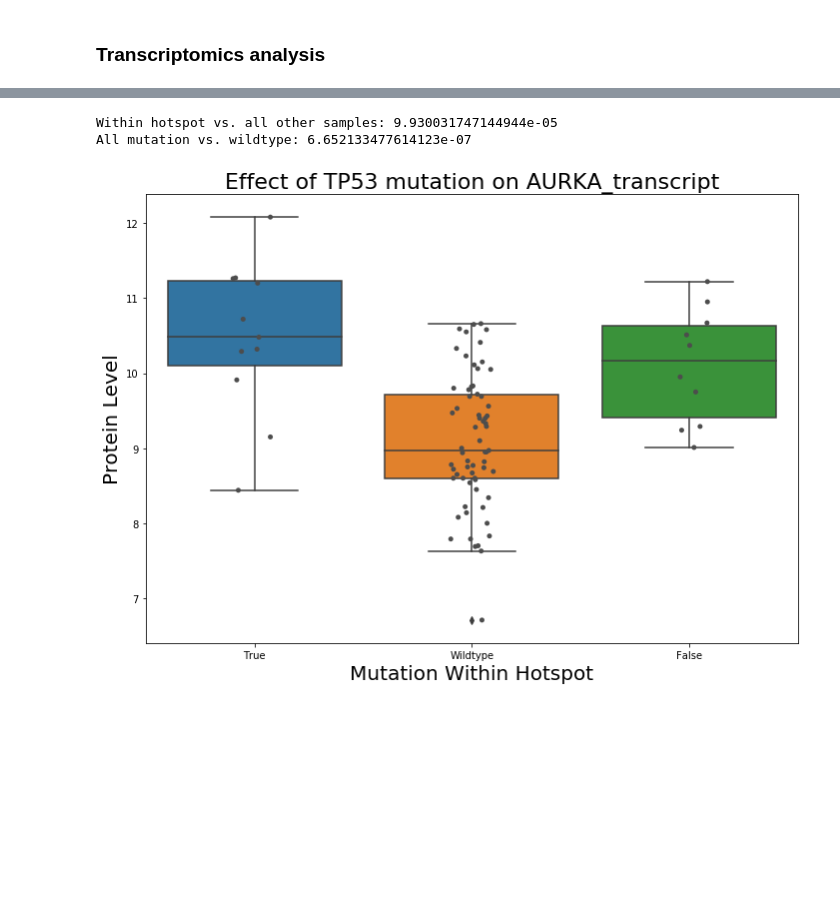
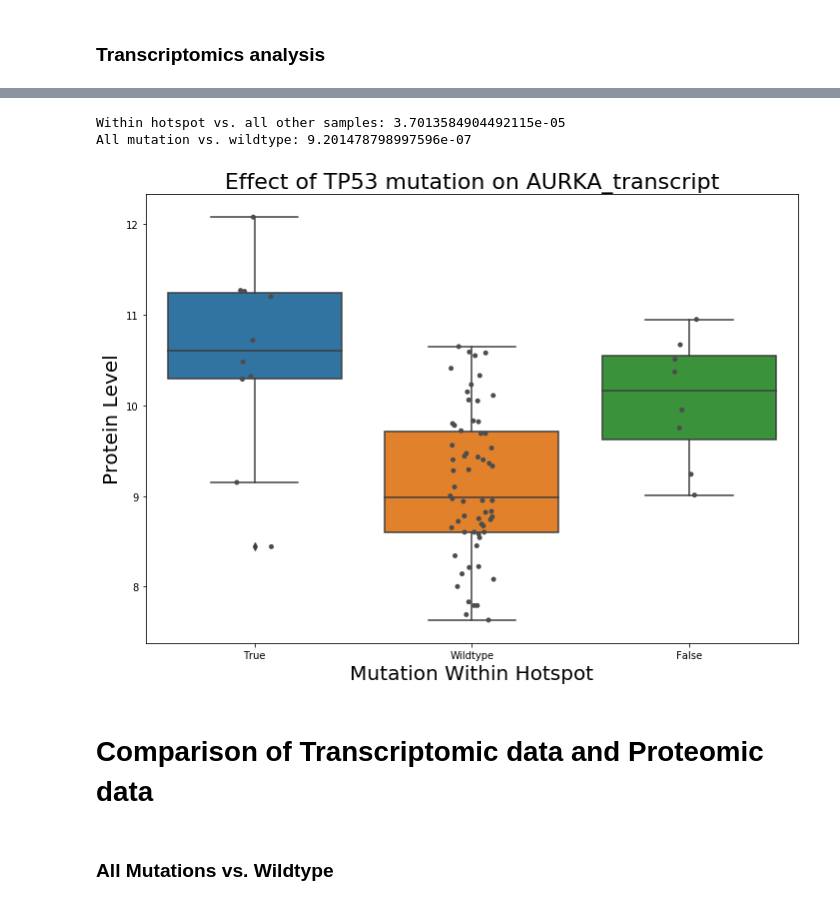
Before and after one commit to PayneLab/UCEC-clinical-stat-analysis, a Jupyter notebook: TP53_Final_Story/6_TP53_Transcriptomics.ipynb, the cells around one changed output, grey strips where cells are left out. Saved outputs shown, nothing was run; the diff lists cells and outputs as text; code cells hidden in the pictures; blank space fills up the shorter version.

```diff
--- a/TP53_Final_Story/6_TP53_Transcriptomics.ipynb
+++ b/TP53_Final_Story/6_TP53_Transcriptomics.ipynb
@@ -2,0 +12,14 @@
+# %%
+gene = 'TP53'
+somatic = CPTAC.get_somatic()
+proteomics = CPTAC.get_proteomics()
+transcriptomics = CPTAC.get_transcriptomics()
+
+hotspot_mutations = ['p.P250L', 'p.R248W', 'p.S241C', 'p.241del','p.K164E', 'p.R249S', 'p.R273H', 'p.R282W',
+                    'p.S127Y', 'p.G244D', 'p.A159P']
+
+mutated_hotspot = somatic.loc[(somatic['Location'].isin(hotspot_mutations)) & (somatic['Gene'] == gene)]
+
+# Get a list of patient identifiers for those who have mutations in the hotspot
+hotspot_patients_both_keys = mutated_hotspot[['Clinical_Patient_Key', 'Patient_Id']]
+hotspot_patients = hotspot_patients_both_keys['Clinical_Patient_Key']
@@ -9,35 +245,39 @@ p53_transcript_mut = CPTAC.compare_mutations(proteomics, gene)
 p53_transcript_mut['Within_Hotspot'] = False
 p53_transcript_mut.loc[hotspot_patients, 'Within_Hotspot'] = True
 p53_transcript_mut.loc[p53_transcript_mut['Mutation'] == 'Wildtype', 'Within_Hotspot'] = 'Wildtype'
-p53_transcript_mut = p53_transcript_mut.loc[p53_transcript_mut['Patient_Type'] == 'Tumor'].dropna(axis=0)
+p53_transcript_mut = p53_transcript_mut.loc[p53_transcript_mut['Sample_Status'] == 'Tumor'].dropna(axis=0)
 
 # 2. Add the transcriptomics data
 prot_transcript = pd.DataFrame(transcriptomics[protein])
 prot_transcript.columns = [protein + '_transcript']
 protein = protein + '_transcript'
 
 transcript_analysis = p53_transcript_mut.join(prot_transcript).drop(gene, axis=1).dropna(axis=0)
-transcript_analysis = transcript_analysis.loc[transcript_analysis['Patient_Type'] == 'Tumor']
+transcript_analysis = transcript_analysis.loc[transcript_analysis['Sample_Status'] == 'Tumor']
 
 # 3. Perform t-tests
 in_hotspot = transcript_analysis.loc[transcript_analysis['Within_Hotspot'] == True]
 outside_hotspot = transcript_analysis.loc[transcript_analysis['Within_Hotspot'] != True]
 htspt_ttest = scipy.stats.ttest_ind(in_hotspot[protein], outside_hotspot[protein])
 print("Within hotspot vs. all other samples: " + str(htspt_ttest[1]))
 mutated_all = transcript_analysis.loc[transcript_analysis['Within_Hotspot'] != 'Wildtype']
 wt_all = transcript_analysis.loc[transcript_analysis['Within_Hotspot'] == 'Wildtype']
 all_ttest = scipy.stats.ttest_ind(mutated_all[protein], wt_all[protein])
 print("All mutation vs. wildtype: " + str(all_ttest[1]))
 
 a4_dims = (11.7, 8.27)
 fig, ax = plt.subplots(figsize = a4_dims)
 boxplt = sns.boxplot(data = transcript_analysis, x = 'Within_Hotspot', y = protein, ax = ax)
 boxplt = sns.stripplot(data = transcript_analysis, x = 'Within_Hotspot', y = protein, jitter = True, color = '.3')
 boxplt.set_xlabel('Mutation Within Hotspot', fontsize='20')
 boxplt.set_ylabel('Protein Level', fontsize='20')
 boxplt.set_title("Effect of " + gene + " mutation on " + protein, fontsize='22')
 plt.show()
 # %% [output]
-Within hotspot vs. all other samples: 9.930031747144944e-05
-All mutation vs. wildtype: 6.652133477614123e-07
+Within hotspot vs. all other samples: 3.7013584904492115e-05
+All mutation vs. wildtype: 9.201478798997596e-07
-[figure, old version]
+[figure, new version]
+# %% [markdown]
+# Comparison of Transcriptomic data and Proteomic data
+# %% [markdown]
+### All Mutations vs. Wildtype
```
Also changed, not shown: parts of 15 cells of this notebook, 1 other file.
